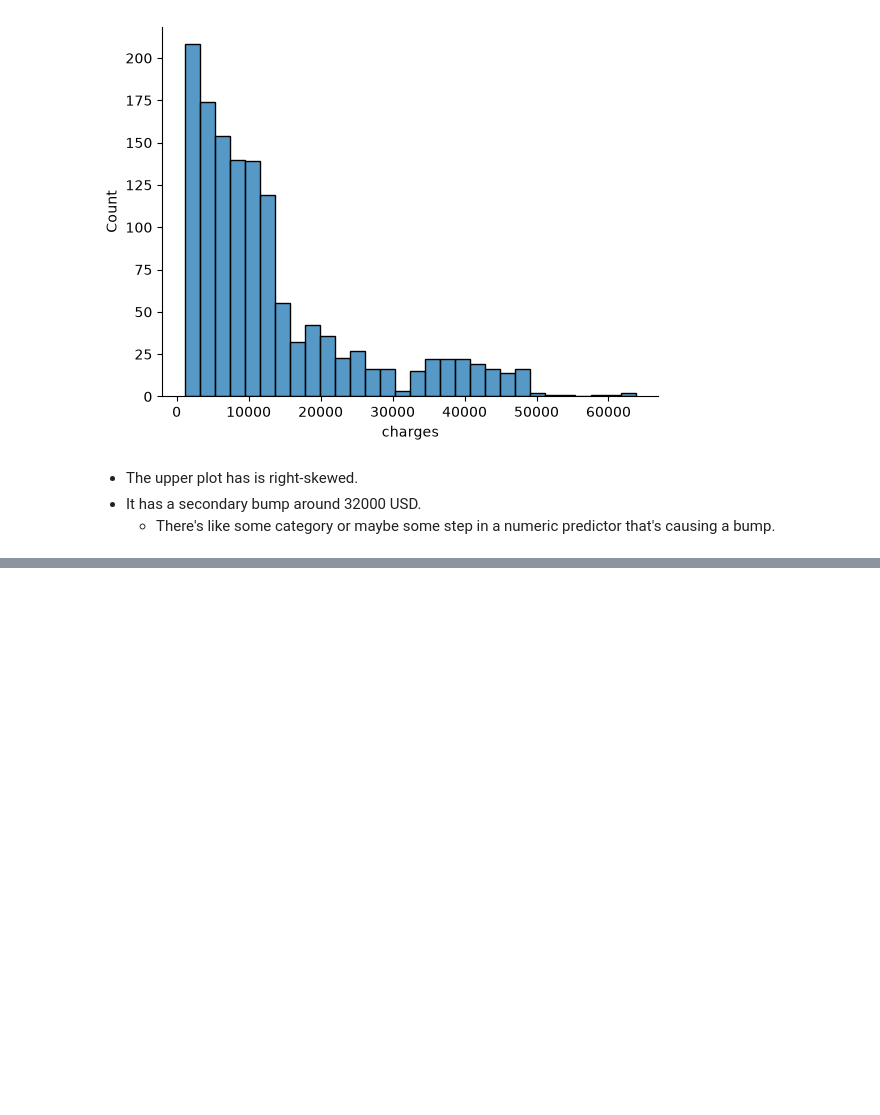
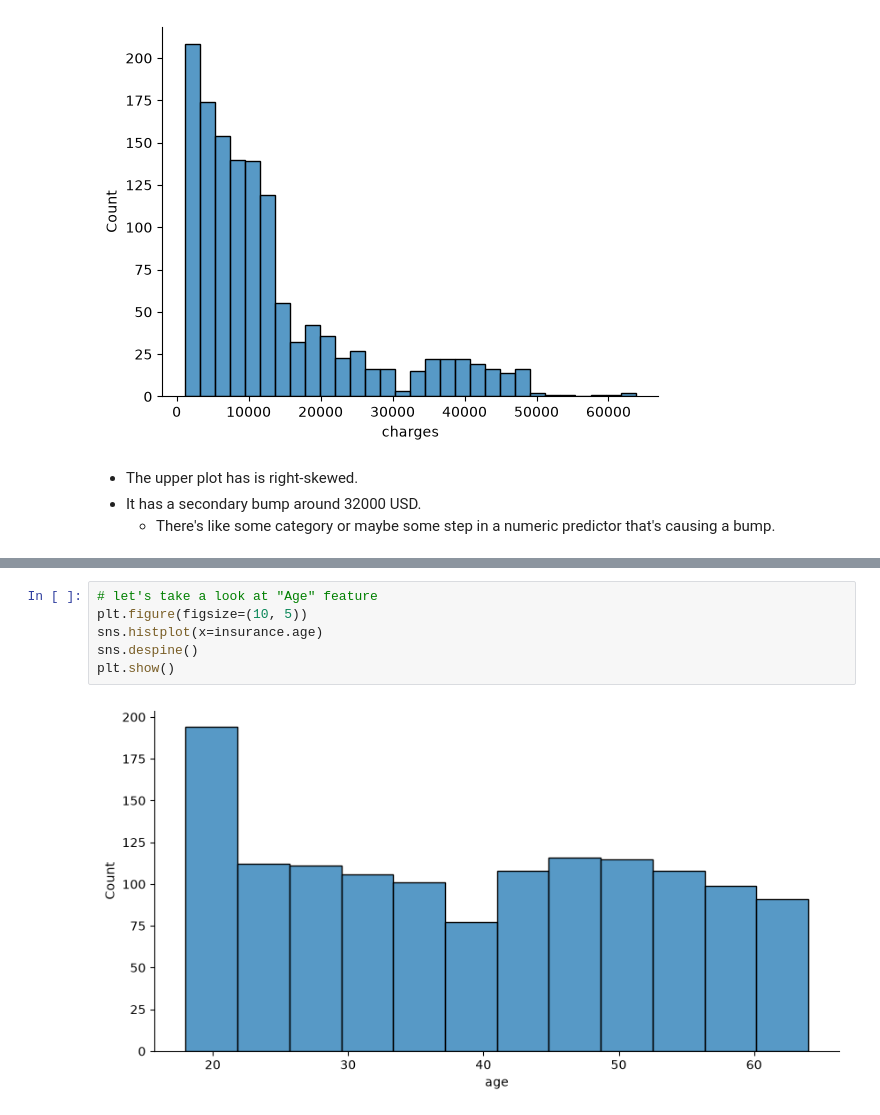
Before and after one commit to MiltonValleL/regression-and-forecasting, a Jupyter notebook: notebooks/01.pre-modelling.ipynb, the cells around one changed output, grey strips where cells are left out. Cells and saved outputs as stored; diff of their text form; blank space fills up the shorter version.

```diff
--- a/notebooks/01.pre-modelling.ipynb
+++ b/notebooks/01.pre-modelling.ipynb
@@ -171,0 +207,8 @@ sns.despine()
+# %%
+# let's take a look at "Age" feature
+plt.figure(figsize=(10, 5))
+sns.histplot(x=insurance.age)
+sns.despine()
+plt.show()
+# %% [output]
+[figure, added]
```
Also changed, not shown: parts of 13 cells of this notebook.
